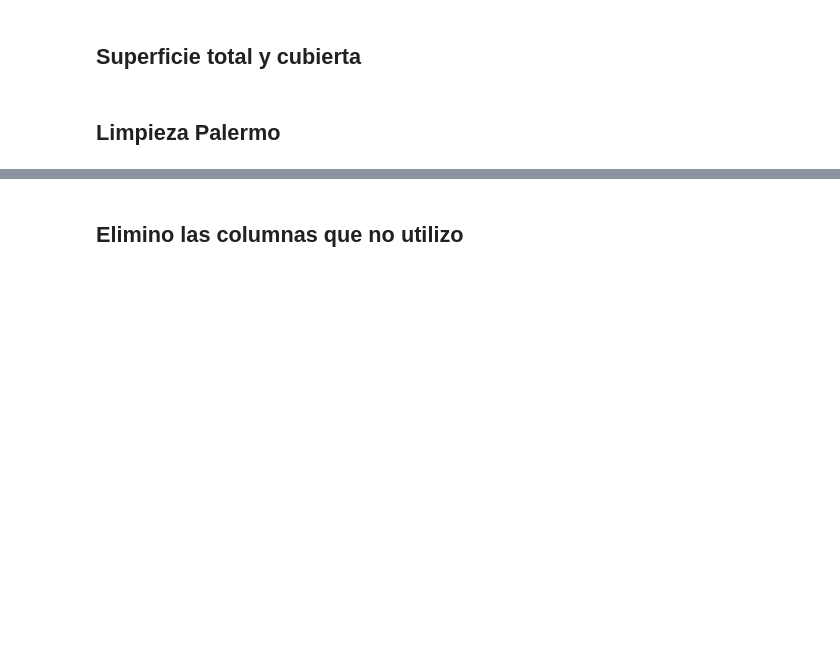
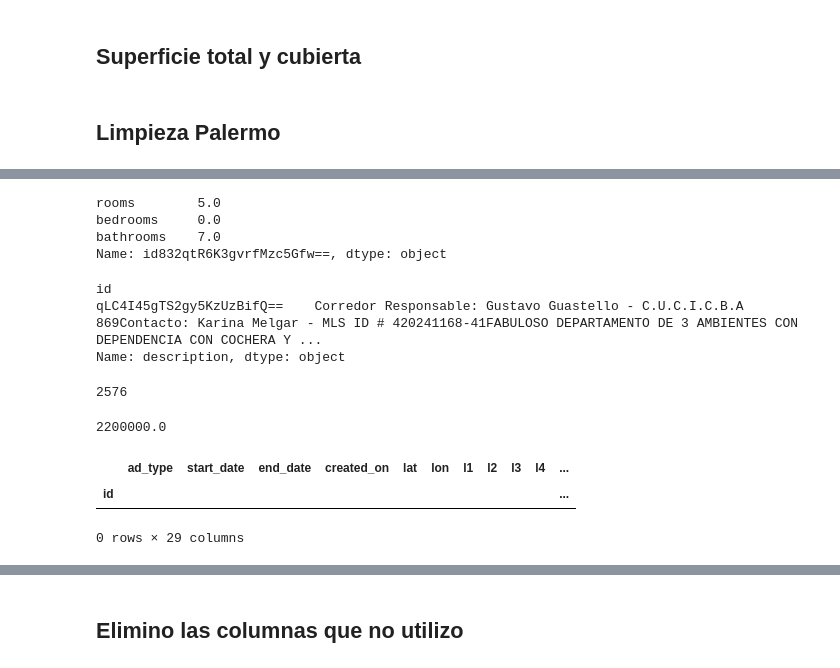
Before and after one commit to NNunezManzano/Predicci-n-precio-de-propiedades, a Jupyter notebook: notebook/BARRIOS.ipynb, the cells around one changed output, grey strips where cells are left out. Cells and saved outputs as stored; diff of their text form; code cells hidden in the pictures; blank space fills up the shorter version.

Commit message:
v15+v16_s_solucion
Limpieza de belgrano en el 15 y agrego additionals en el 16

```diff
--- a/notebook/BARRIOS.ipynb
+++ b/notebook/BARRIOS.ipynb
@@ -202 +243,39 @@ df.drop(columns = ["Equipado"], inplace = True)
+# %%
+df["superficie_m2"] = df["superficie_m2"].str.replace(",",".")
+df["superficie_m2"].fillna(0,inplace=True)
+df['superficie_m2'] = df['superficie_m2'].astype(float)
+# %%
+df.loc[(df["superficie_m2"] > 1)&(df.surface_covered == 1), "surface_covered"] = len(df.loc[(df["superficie_m2"] > 1)&(df.surface_covered == 1), "superficie_m2"])
+df.drop(columns=["superficie","superficie_m2"], inplace=True)
+# %%
+df["m2"] = df.price/df.surface_covered
+# %%
+df.loc["id832qtR6K3gvrfMzc5Gfw==",["rooms","bedrooms","bathrooms"]]
+# %% [output]
+rooms        5.0
+bedrooms     0.0
+bathrooms    7.0
+Name: id832qtR6K3gvrfMzc5Gfw==, dtype: object
+# %%
+df["room_m2"] = df.surface_covered/df.rooms
+# %%
+df.loc[(df.l3 == "Belgrano")&(df.room_m2 == 21220.0),"description"]
+# %% [output]
+id
+qLC4I45gTS2gy5KzUzBifQ==    Corredor Responsable: Gustavo Guastello - C.U.C.I.C.B.A 869Contacto: Karina Melgar - MLS ID # 420241168-41FABULOSO DEPARTAMENTO DE 3 AMBIENTES CON DEPENDENCIA CON COCHERA Y ...
+Name: description, dtype: object
+# %%
+len(df.loc[(df.l3 == "Belgrano")&(df["surface_covered"] == 1), "m2"])
+# %% [output]
+2576
+# %%
+df.loc[(df.l3 == "Belgrano"),"m2"].max()
+# %% [output]
+2200000.0
+# %%
+df.loc[(df.l3 == "Belgrano")&(df.m2 == 5500000)]
+# %% [output]
+|  | ad_type | start_date | end_date | created_on | lat | lon | l1 | l2 | l3 | l4 | ... |
+| id |  |  |  |  |  |  |  |  |  |  | ... |
+0 rows × 29 columns
 # %%
```
Also changed, not shown: parts of 42 cells of this notebook.
